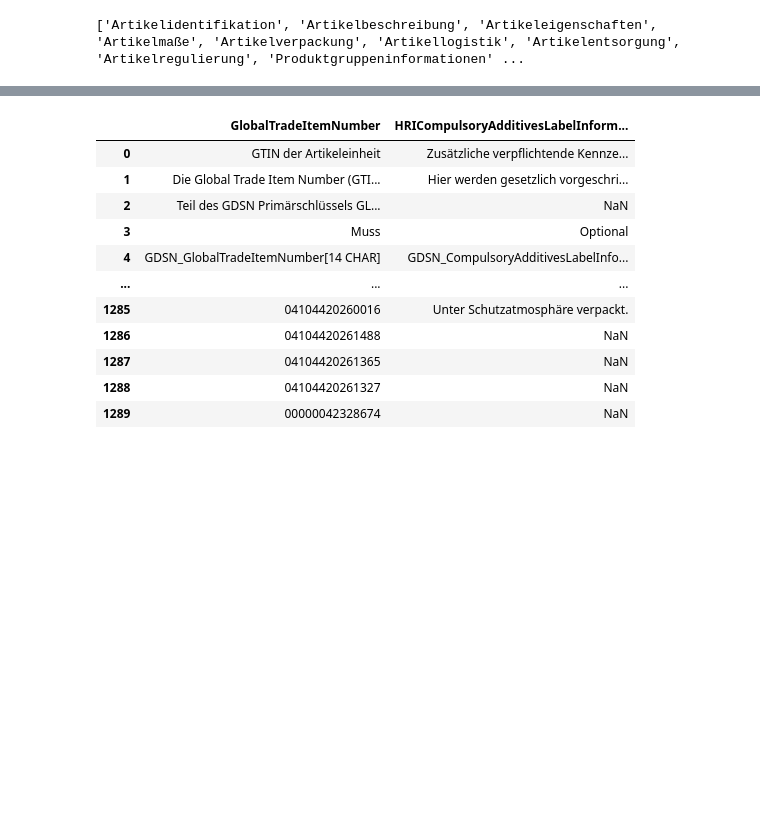
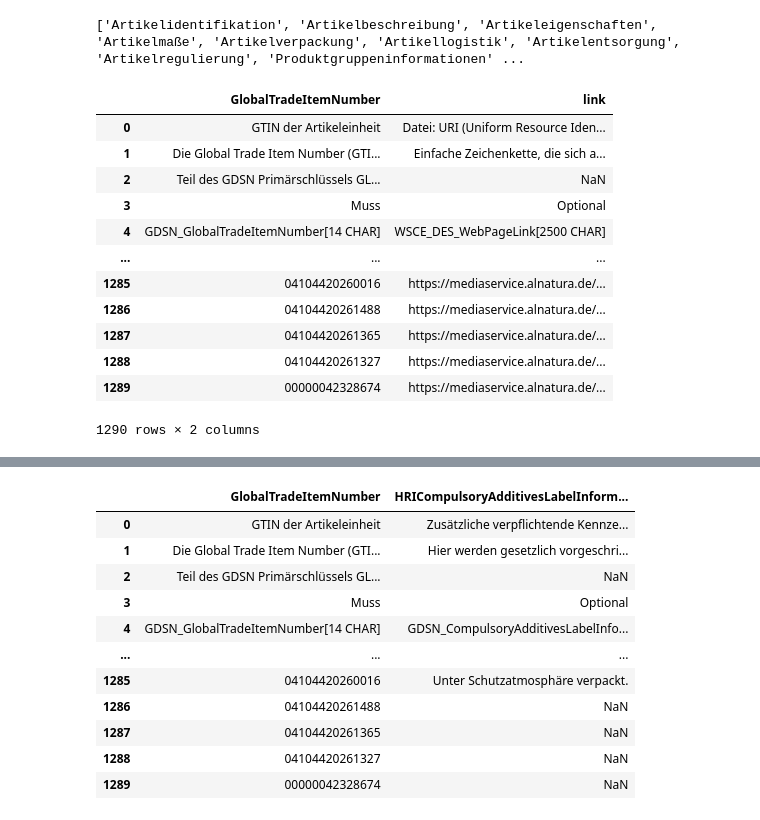
Before and after one commit to ChickenWithRiceW/open_food_facts_import_module, a Jupyter notebook: src/pipeline/eda.ipynb, the cells around one changed output, grey strips where cells are left out. Drawn from its saved outputs; the diff is of its cells as text; code cells hidden in the pictures; blank space fills up the shorter version.

```diff
--- a/src/pipeline/eda.ipynb
+++ b/src/pipeline/eda.ipynb
@@ -43,3 +43,19 @@ df = salsify
 print(list(df.keys()))
 # %% [output]
 ['Artikelidentifikation', 'Artikelbeschreibung', 'Artikeleigenschaften', 'Artikelmaße', 'Artikelverpackung', 'Artikellogistik', 'Artikelentsorgung', 'Artikelregulierung', 'Produktgruppeninformationen' ...
+# %%
+df['Artikellogistik'][['GlobalTradeItemNumber','link']]
+# %% [output]
+|  | GlobalTradeItemNumber | link |
+| 0 | GTIN der Artikeleinheit | Datei: URI (Uniform Resource Iden... |
+| 1 | Die Global Trade Item Number (GTI... | Einfache Zeichenkette, die sich a... |
+| 2 | Teil des GDSN Primärschlüssels GL... | NaN |
+| 3 | Muss | Optional |
+| 4 | GDSN_GlobalTradeItemNumber[14 CHAR] | WSCE_DES_WebPageLink[2500 CHAR] |
+| ... | ... | ... |
+| 1285 | 04104420260016 | https://mediaservice.alnatura.de/... |
+| 1286 | 04104420261488 | https://mediaservice.alnatura.de/... |
+| 1287 | 04104420261365 | https://mediaservice.alnatura.de/... |
+| 1288 | 04104420261327 | https://mediaservice.alnatura.de/... |
+| 1289 | 00000042328674 | https://mediaservice.alnatura.de/... |
+1290 rows × 2 columns
```
Also changed, not shown: parts of 3 cells of this notebook, 1 other file.
